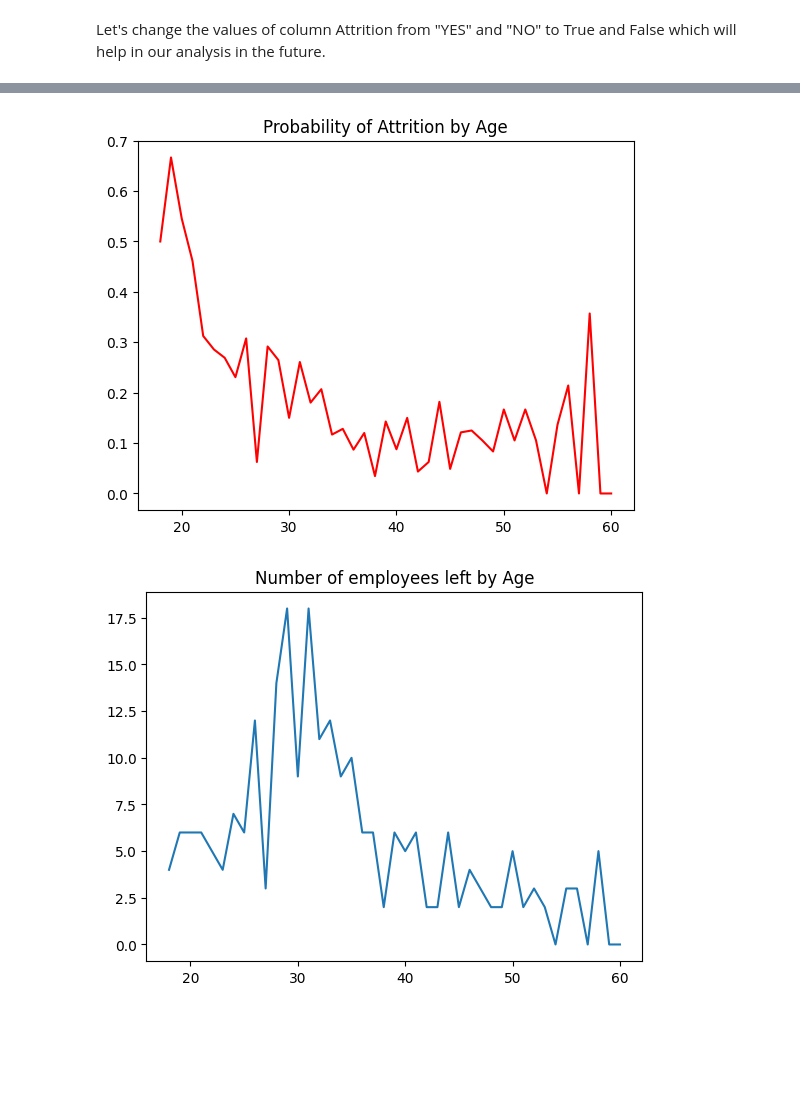
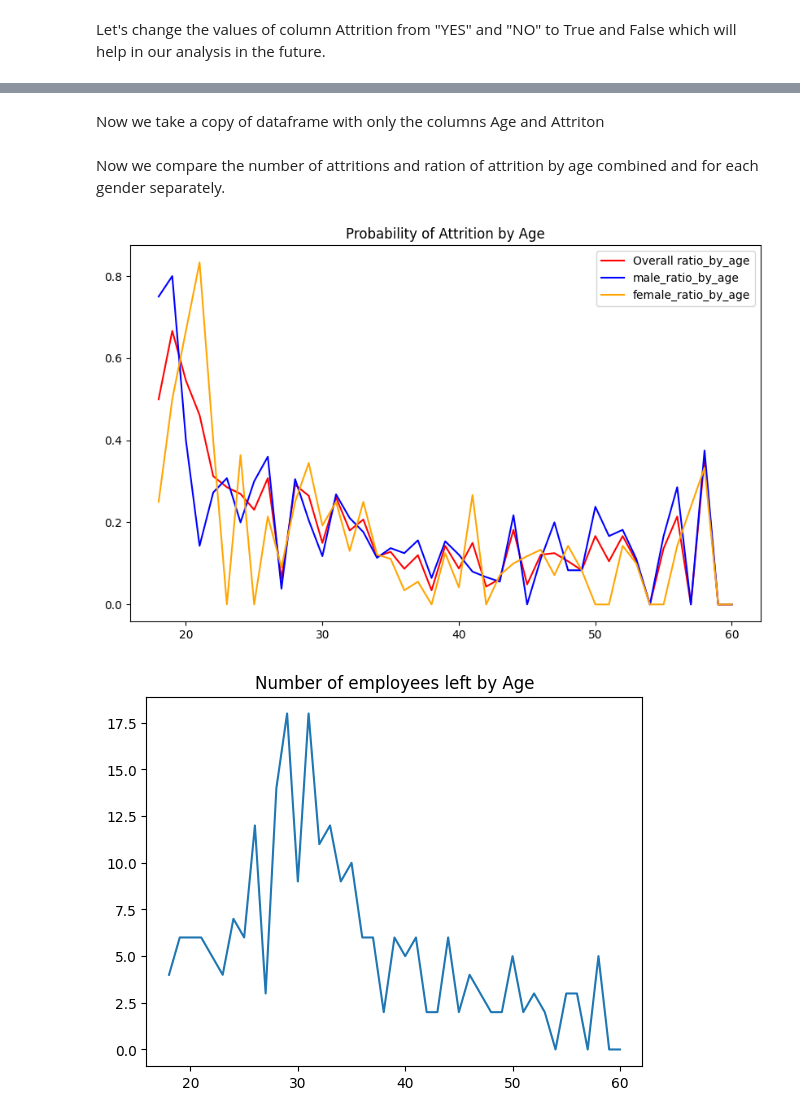
Before and after one commit to MadBonzz/Employee-Performance-and-, a Jupyter notebook: Data_Analysis.ipynb, the cells around one changed output, grey strips where cells are left out. Drawn from its saved outputs; the diff is of its cells as text; code cells hidden in the pictures; blank space fills up the shorter version.

```diff
--- a/Data_Analysis.ipynb
+++ b/Data_Analysis.ipynb
@@ -85,16 +156,27 @@ Now let's start our analysis by checking how the probability of attrition change
+# %%
+male_ratio_by_age = male_age_based_df.groupby(by='Age').sum()['Attrition'] / male_age_based_df.groupby(by='Age').size()
+female_ratio_by_age = female_age_based_df.groupby(by='Age').sum()['Attrition'] / female_age_based_df.groupby(by='Age').size()
+# %% [markdown]
+Now we take a copy of dataframe with only the columns Age and Attriton
 # %%
-age_based_df = df[['Age', 'Attrition']]
+overall_age_based_df = df[['Age', 'Attrition']]
 # %%
-age_based_df = age_based_df.sort_values(by='Age', ascending=True)
+overall_age_based_df = overall_age_based_df.sort_values(by='Age', ascending=True)
 # %%
-ratio_by_age = age_based_df.groupby(by='Age').sum()['Attrition'] / age_based_df.groupby(by='Age').size()
+ratio_by_age = overall_age_based_df.groupby(by='Age').sum()['Attrition'] / overall_age_based_df.groupby(by='Age').size()
+# %% [markdown]
+Now we compare the number of attritions and ration of attrition by age combined and for each gender separately.
+# %%
+plt.figure(figsize=(10, 6))
+plt.plot(overall_age_based_df['Age'].unique(), ratio_by_age, c='r', label="Overall ratio_by_age")
+plt.plot(male_age_based_df['Age'].unique(), male_ratio_by_age, c='b', label="male_ratio_by_age")
+plt.plot(female_age_based_df['Age'].unique(), female_ratio_by_age, c='orange', label="female_ratio_by_age")
+plt.title("Probability of Attrition by Age")
+plt.legend();
+# %% [output]
+[figure, added]
 # %%
-plt.plot(age_based_df['Age'].unique(), ratio_by_age, c='r')
-plt.title("Probability of Attrition by Age");
+plt.plot(overall_age_based_df['Age'].unique(), overall_age_based_df.groupby(by='Age').sum()['Attrition'])
+plt.title("Number of employees left by Age");
 # %% [output]
-[figure, old version]
+[figure, new version]
-# %%
-plt.plot(age_based_df['Age'].unique(), age_based_df.groupby(by='Age').sum()['Attrition'])
-plt.title("Number of employees left by Age");
-# %% [output]
-[figure, removed]
```
Also changed, not shown: parts of 22 cells of this notebook, 2 other files.
